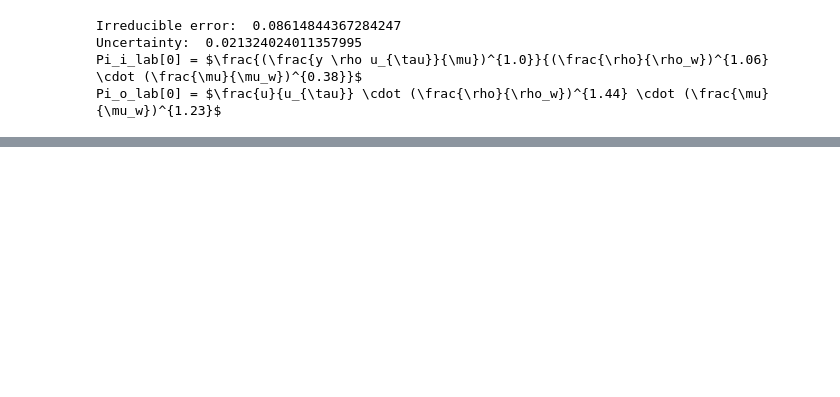
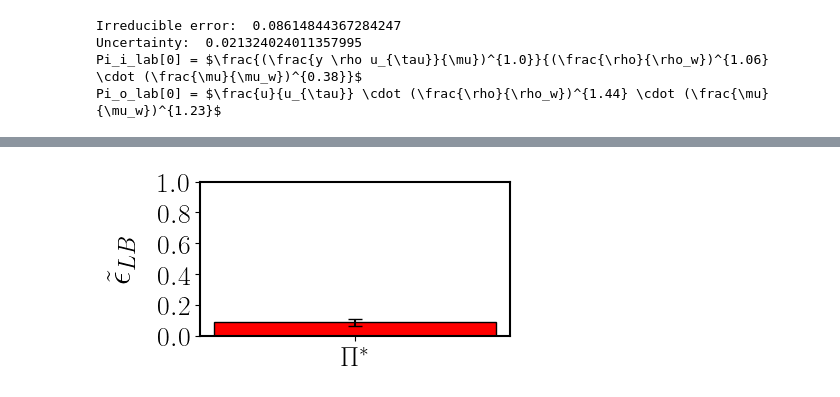
Before and after one commit to rosen14/IT_PI, a Jupyter notebook: Examples/Velocity_transformation/Velocity_trans.ipynb, the cells around one changed output, grey strips where cells are left out. Saved outputs shown, nothing was run; the diff lists cells and outputs as text; code cells hidden in the pictures; blank space fills up the shorter version.

```diff
--- a/Examples/Velocity_transformation/Velocity_trans.ipynb
+++ b/Examples/Velocity_transformation/Velocity_trans.ipynb
@@ -177 +183,23 @@ plt.show()
 [figure]
+# %%
+# Plotting the results
+plt.figure(figsize=(4, 2))
+x_labels = r"$\Pi^{*}$"
+
+plt.rcParams['font.family'] = 'Times New Roman'  # Set the font to Times New Roman
+plt.rcParams['text.usetex'] = True  # Use LaTeX for all text rendering
+plt.gca().spines['top'].set_linewidth(1.5)
+plt.gca().spines['bottom'].set_linewidth(1.5)
+plt.gca().spines['left'].set_linewidth(1.5)
+plt.gca().spines['right'].set_linewidth(1.5)
+
+# Use uq_values as the error bars
+plt.bar(x_labels, epsilon, yerr=uq, capsize=5, edgecolor='black',color = 'red')
+plt.xticks(fontsize=20)
+plt.yticks(fontsize=20)
+plt.ylabel(r'$\tilde{\epsilon}_{L B}$', fontsize=25, labelpad=15)
+plt.ylim([0, 1])
+plt.savefig('Velocity_trans_rank.eps', dpi=300, bbox_inches='tight',transparent = 'True')
+plt.show()
+# %% [output]
+[figure, added]
```
Also changed, not shown: parts of 3 cells of this notebook, 40 other files.
